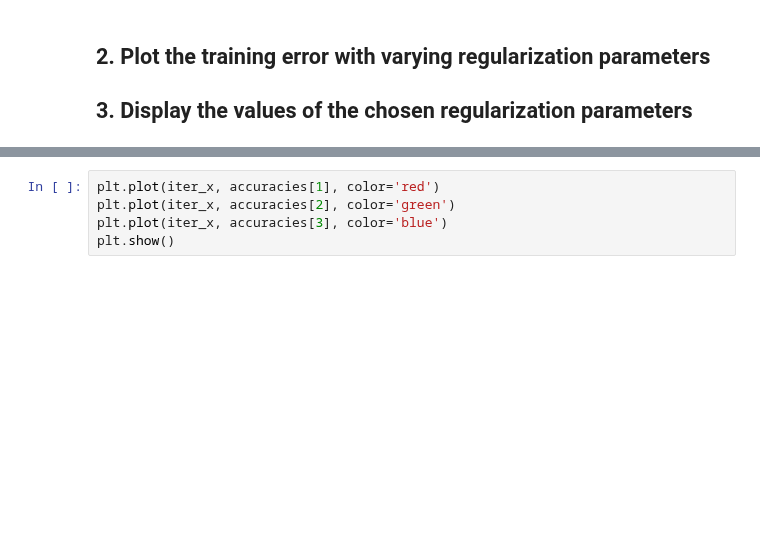
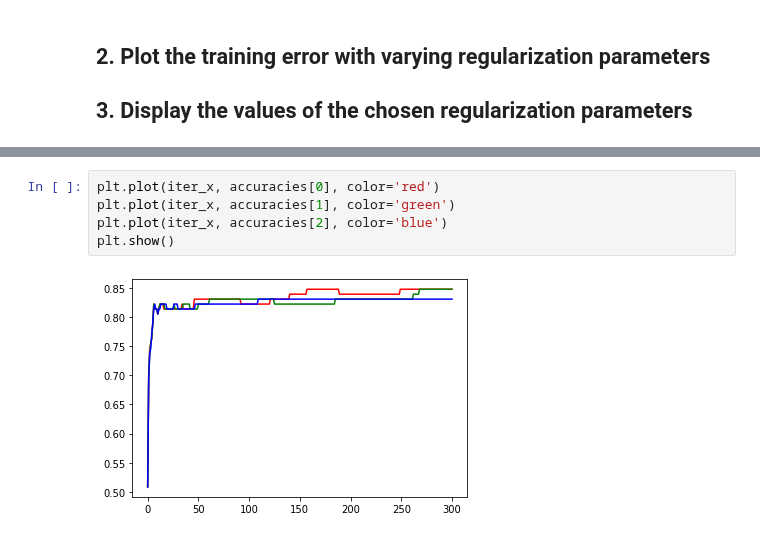
Before and after one commit to cielixer/CAU-MachineLearning2020-1st, a Jupyter notebook: Homework07/code.ipynb, the cells around one changed output, grey strips where cells are left out. Saved outputs shown, nothing was run; the diff lists cells and outputs as text; blank space fills up the shorter version.

```diff
--- a/Homework07/code.ipynb
+++ b/Homework07/code.ipynb
@@ -295,5 +296,7 @@ plt.show()
 # %%
-plt.plot(iter_x, accuracies[1], color='red')
-plt.plot(iter_x, accuracies[2], color='green')
-plt.plot(iter_x, accuracies[3], color='blue')
+plt.plot(iter_x, accuracies[0], color='red')
+plt.plot(iter_x, accuracies[1], color='green')
+plt.plot(iter_x, accuracies[2], color='blue')
 plt.show()
+# %% [output]
+[figure, added]
```
Also changed, not shown: parts of 2 cells of this notebook.
